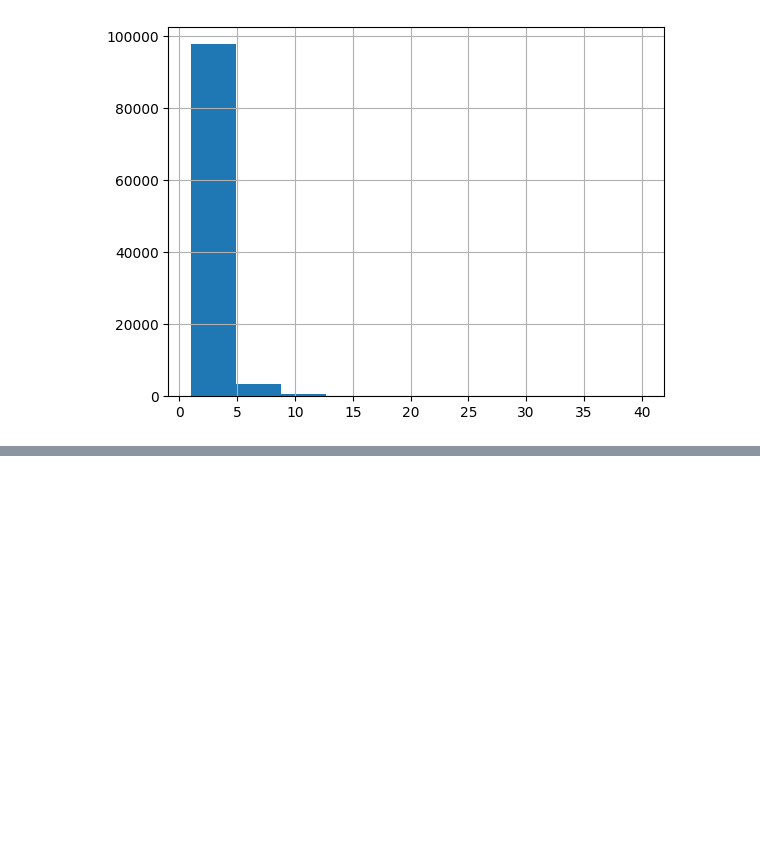
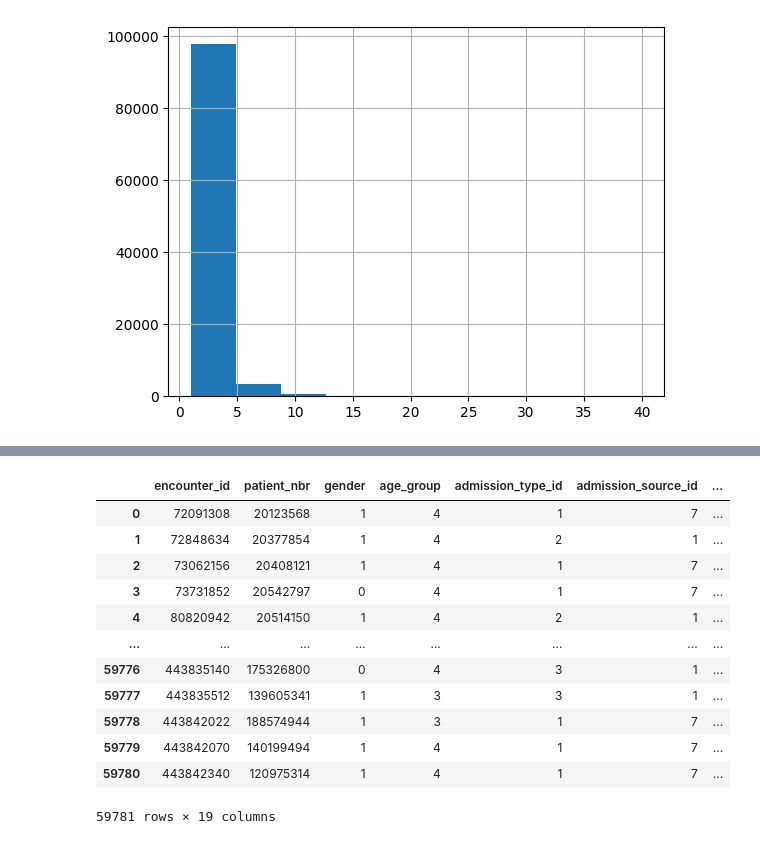
Before and after one commit to tzukpolinsky/DiabetesMLProject, a Jupyter notebook: nitsan_notebook.ipynb, the cells around one changed output, grey strips where cells are left out. Drawn from its saved outputs; the diff is of its cells as text; code cells hidden in the pictures; blank space fills up the shorter version.

```diff
--- a/nitsan_notebook.ipynb
+++ b/nitsan_notebook.ipynb
@@ -167,0 +191,22 @@ ModuleNotFoundError: No module named 'sklearn'
+# %%
+from sklearn.preprocessing import OneHotEncoder
+ohe = OneHotEncoder(sparse_output=False)
+transformed = ohe.fit_transform(data_string[['race','payer_code']])
+categories = np.hstack(ohe.categories_)
+transformed_df = pd.DataFrame(transformed, columns=categories)
+data_encoded = pd.concat([data_string.drop(['race','payer_code'], axis=1).reset_index(drop=True), transformed_df], axis=1)
+data_encoded
+# %% [output]
+|  | encounter_id | patient_nbr | gender | age_group | admission_type_id | admission_source_id | ... |
+| 0 | 72091308 | 20123568 | 1 | 4 | 1 | 7 | ... |
+| 1 | 72848634 | 20377854 | 1 | 4 | 2 | 1 | ... |
+| 2 | 73062156 | 20408121 | 1 | 4 | 1 | 7 | ... |
+| 3 | 73731852 | 20542797 | 0 | 4 | 1 | 7 | ... |
+| 4 | 80820942 | 20514150 | 1 | 4 | 2 | 1 | ... |
+| ... | ... | ... | ... | ... | ... | ... | ... |
+| 59776 | 443835140 | 175326800 | 0 | 4 | 3 | 1 | ... |
+| 59777 | 443835512 | 139605341 | 1 | 3 | 3 | 1 | ... |
+| 59778 | 443842022 | 188574944 | 1 | 3 | 1 | 7 | ... |
+| 59779 | 443842070 | 140199494 | 1 | 4 | 1 | 7 | ... |
+| 59780 | 443842340 | 120975314 | 1 | 4 | 1 | 7 | ... |
+59781 rows × 19 columns
```
Also changed, not shown: parts of 7 cells of this notebook, 3 other files.
